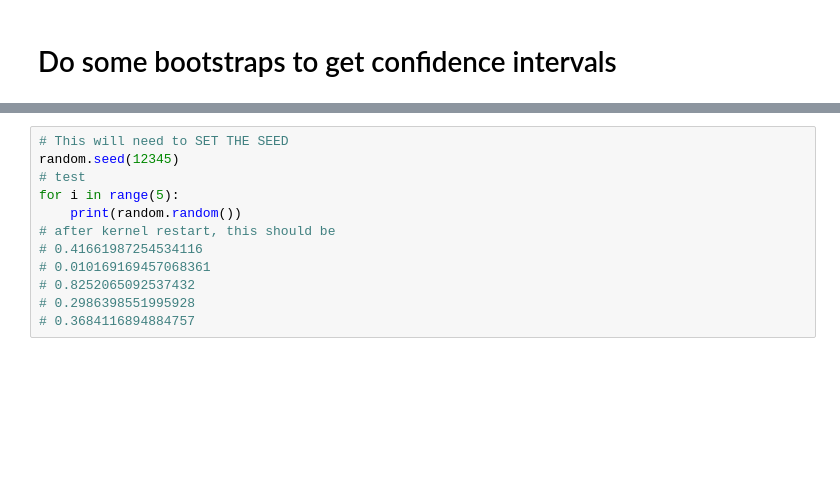
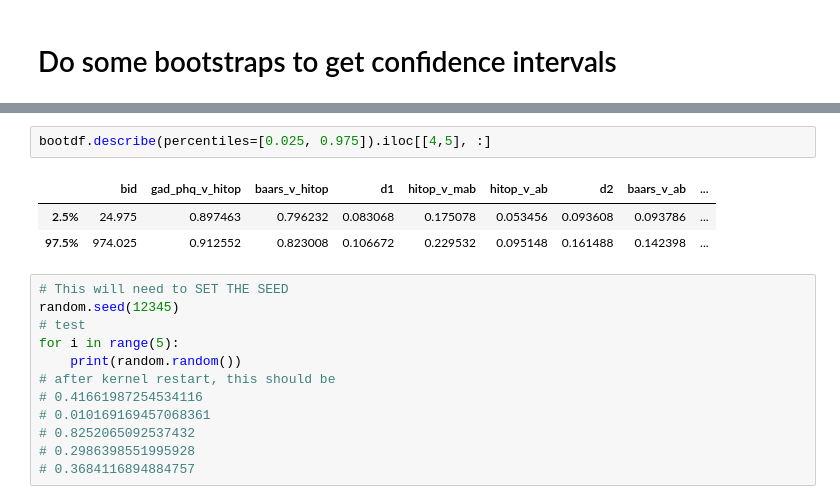
Before and after one commit to Shotgunosine/HiTOP, a Jupyter notebook: notebooks/NB_4_convdiv.ipynb, the cells around one changed output, grey strips where cells are left out. Cells and saved outputs as stored; diff of their text form; blank space fills up the shorter version.

```diff
--- a/notebooks/NB_4_convdiv.ipynb
+++ b/notebooks/NB_4_convdiv.ipynb
@@ -491,3 +546,9 @@ bootdf.describe(percentiles=[0.025, 0.975])
+# %%
+bootdf.describe(percentiles=[0.025, 0.975]).iloc[[4,5], :]
+# %% [output]
+|  | bid | gad_phq_v_hitop | baars_v_hitop | d1 | hitop_v_mab | hitop_v_ab | d2 | baars_v_ab | ... |
+| 2.5% | 24.975 | 0.897463 | 0.796232 | 0.083068 | 0.175078 | 0.053456 | 0.093608 | 0.093786 | ... |
+| 97.5% | 974.025 | 0.912552 | 0.823008 | 0.106672 | 0.229532 | 0.095148 | 0.161488 | 0.142398 | ... |
 # %%
 # This will need to SET THE SEED
 random.seed(12345)
```
Also changed, not shown: parts of 8 cells of this notebook.
